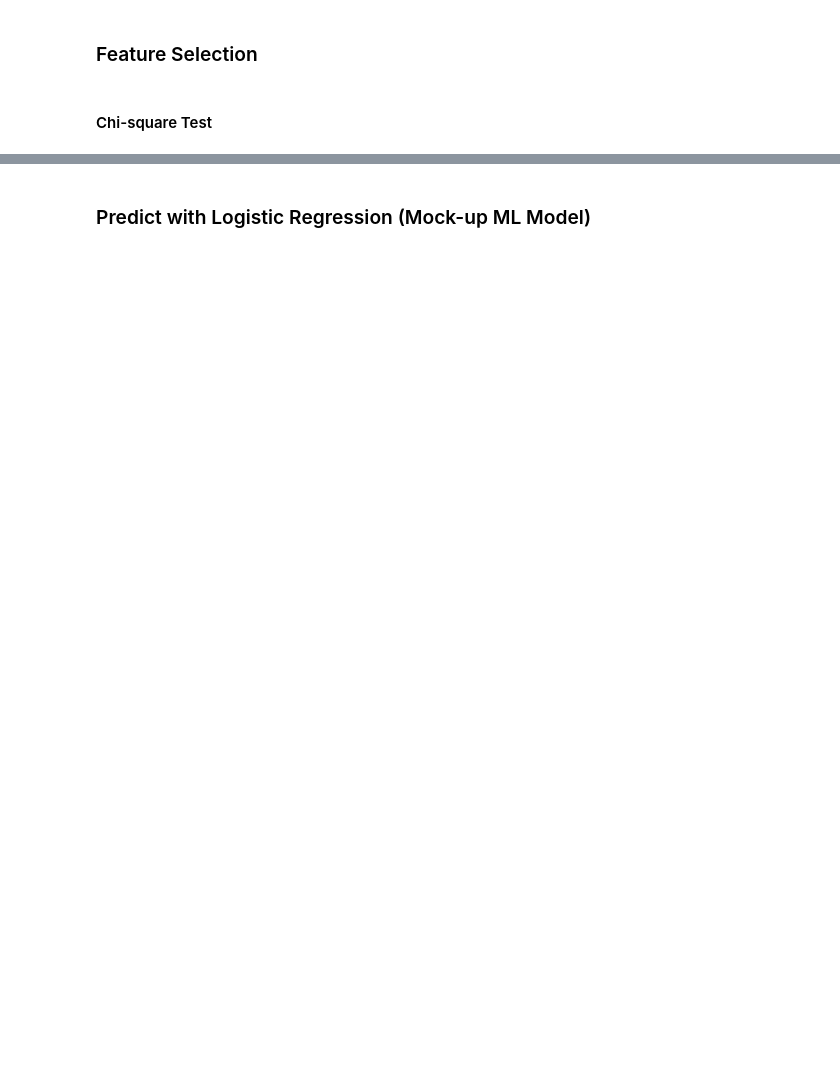
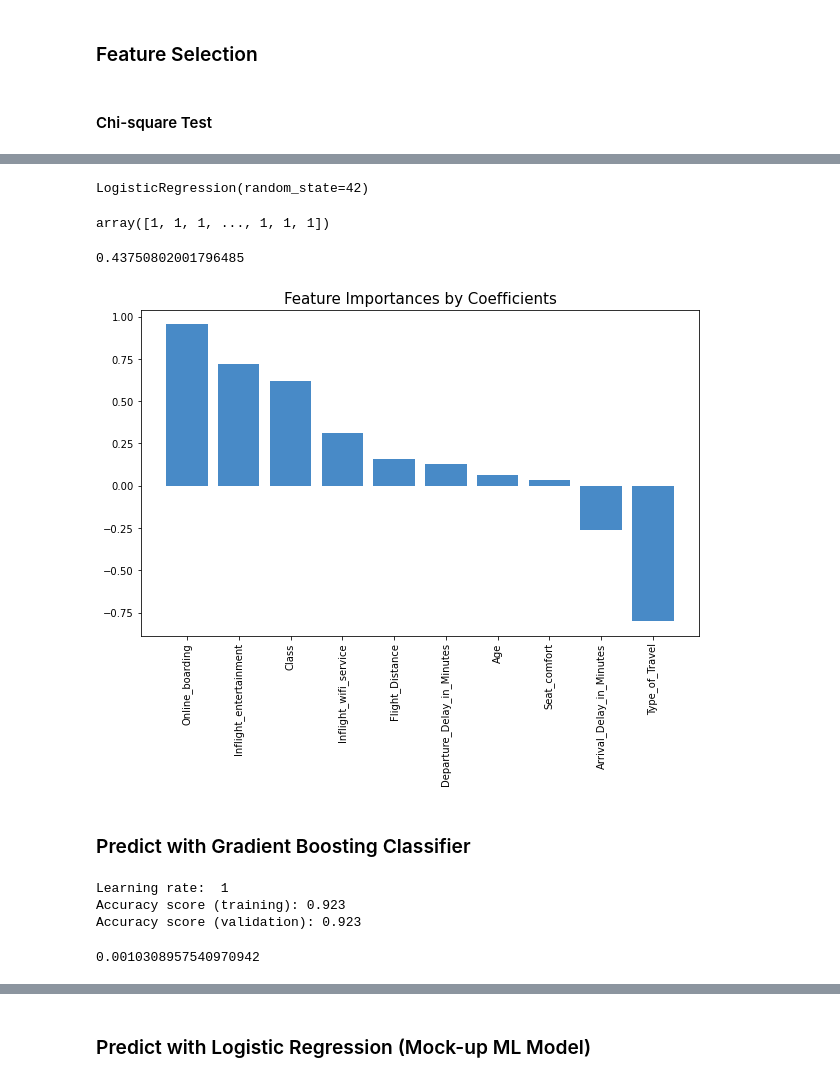
Before and after one commit to speplinski3/G3_Santander_Customer_Satisfaction, a Jupyter notebook: Airline_Customer_Satisfaction_ML_Wuyang.ipynb, the cells around one changed output, grey strips where cells are left out. Cells and saved outputs as stored; diff of their text form; code cells hidden in the pictures; blank space fills up the shorter version.

```diff
--- a/Airline_Customer_Satisfaction_ML_Wuyang.ipynb
+++ b/Airline_Customer_Satisfaction_ML_Wuyang.ipynb
@@ -476,0 +459,3 @@ Index(['Age', 'Type_of_Travel', 'Flight_Distance', 'Online_boarding',
+# %%
+from sklearn.linear_model import LogisticRegression
+classifier = LogisticRegression(random_state=42)
@@ -476,0 +468,39 @@ Index(['Age', 'Type_of_Travel', 'Flight_Distance', 'Online_boarding',
+# %%
+# Scale the data
+scaler = StandardScaler()
+X1_train_scaled= scaler.fit_transform(X1_train)
+X1_test_scaled= scaler.transform(X1_test)
+# %%
+## Train the model with the training dataset
+classifier.fit(X1_train_scaled, y1_train)
+# %% [output]
+LogisticRegression(random_state=42)
+# %%
+y1_pred = classifier.predict(X1_test)
+y1_pred
+# %% [output]
+array([1, 1, 1, ..., 1, 1, 1])
+# %%
+from sklearn.metrics import accuracy_score
+score1 = accuracy_score(y1_test, y1_pred)
+score1
+# %% [output]
+0.43750802001796485
+# %%
+# Examine feature importance by Coefficient
+importances1 = pd.DataFrame(data={
+    'Attribute': X1_train.columns,
+    'Importance': classifier.coef_[0]
+})
+importances1 = importances1.sort_values(by='Importance', ascending=False)
+# %%
+# Visualize
+plt.figure(figsize=(10,6))
+plt.bar(x=importances1['Attribute'], height=importances1['Importance'], color='#488AC7')
+plt.title('Feature Importances by Coefficients', size=15)
+plt.xticks(rotation='vertical')
+plt.show()
+# %% [output]
+[figure, added]
+# %% [markdown]
+### Predict with Gradient Boosting Classifier
@@ -476,0 +518,8 @@ Index(['Age', 'Type_of_Travel', 'Flight_Distance', 'Online_boarding',
+# %%
+print('Learning rate: ', learning_rate)
+print('Accuracy score (training): {0:.3f}'.format(classifierGB.score(X1_train_scaled, y1_train)))
+print("Accuracy score (validation): {0:.3f}".format(classifierGB.score(X1_test_scaled, y1_test)))
+# %% [output]
+Learning rate:  1
+Accuracy score (training): 0.923
+Accuracy score (validation): 0.923
@@ -476,0 +528,5 @@ Index(['Age', 'Type_of_Travel', 'Flight_Distance', 'Online_boarding',
+# %%
+from sklearn.metrics import cohen_kappa_score
+cohen_kappa_score(y1_test, prediction, weights = "quadratic")
+# %% [output]
+0.0010308957540970942
```
Also changed, not shown: parts of 37 cells of this notebook.
